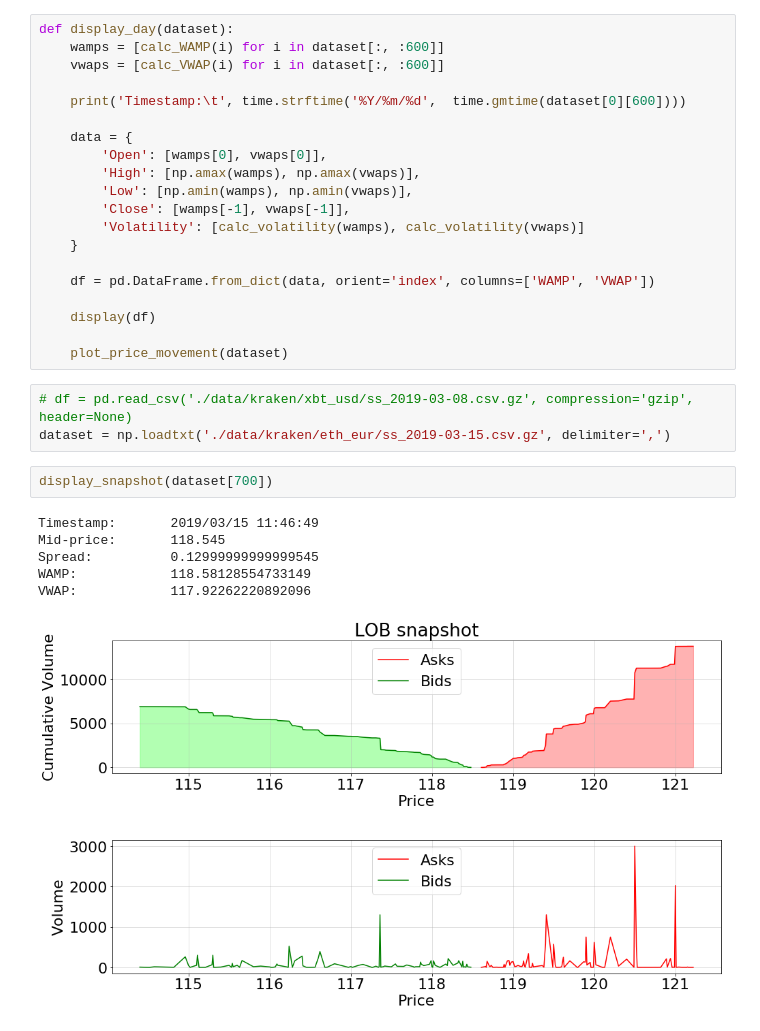
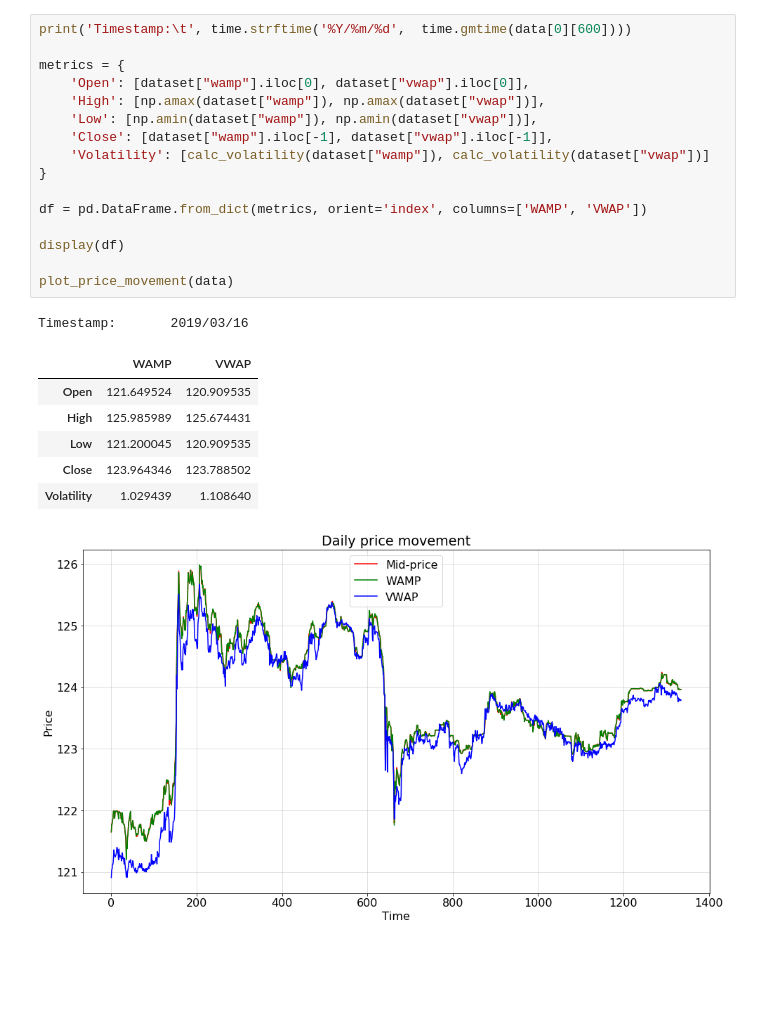
Before and after one commit to tornermarton/SemesterProject, a Jupyter notebook: datavisualization.ipynb, the cells around one changed output. Saved outputs shown, nothing was run; the diff lists cells and outputs as text; blank space fills up the shorter version.

```diff
--- a/datavisualization.ipynb
+++ b/datavisualization.ipynb
@@ -48,32 +113,25 @@ def display_snapshot(snapshot):
 # %%
-def display_day(dataset):
-    wamps = [calc_WAMP(i) for i in dataset[:, :600]]
-    vwaps = [calc_VWAP(i) for i in dataset[:, :600]]
+print('Timestamp:\t', time.strftime('%Y/%m/%d',  time.gmtime(data[0][600])))
 
-    print('Timestamp:\t', time.strftime('%Y/%m/%d',  time.gmtime(dataset[0][600])))
+metrics = {
+    'Open': [dataset["wamp"].iloc[0], dataset["vwap"].iloc[0]],
+    'High': [np.amax(dataset["wamp"]), np.amax(dataset["vwap"])],
+    'Low': [np.amin(dataset["wamp"]), np.amin(dataset["vwap"])],
+    'Close': [dataset["wamp"].iloc[-1], dataset["vwap"].iloc[-1]],
+    'Volatility': [calc_volatility(dataset["wamp"]), calc_volatility(dataset["vwap"])]
+}
 
-    data = {
-        'Open': [wamps[0], vwaps[0]],
-        'High': [np.amax(wamps), np.amax(vwaps)],
-        'Low': [np.amin(wamps), np.amin(vwaps)],
-        'Close': [wamps[-1], vwaps[-1]],
-        'Volatility': [calc_volatility(wamps), calc_volatility(vwaps)]
-    }
+df = pd.DataFrame.from_dict(metrics, orient='index', columns=['WAMP', 'VWAP'])
 
-    df = pd.DataFrame.from_dict(data, orient='index', columns=['WAMP', 'VWAP'])
+display(df)
 
-    display(df)
-
-    plot_price_movement(dataset)
+plot_price_movement(data)
+# %% [output]
+Timestamp:       2019/03/16
+|  | WAMP | VWAP |
+| Open | 121.649524 | 120.909535 |
+| High | 125.985989 | 125.674431 |
+| Low | 121.200045 | 120.909535 |
+| Close | 123.964346 | 123.788502 |
+| Volatility | 1.029439 | 1.108640 |
+[figure, added]
-# %%
-# df = pd.read_csv('./data/kraken/xbt_usd/ss_2019-03-08.csv.gz', compression='gzip', header=None)
-dataset = np.loadtxt('./data/kraken/eth_eur/ss_2019-03-15.csv.gz', delimiter=',')
-# %%
-display_snapshot(dataset[700])
-# %% [output]
-Timestamp:       2019/03/15 11:46:49
-Mid-price:       118.545
-Spread:          0.12999999999999545
-WAMP:            118.58128554733149
-VWAP:            117.92262220892096
-[figure, removed]
```
Also changed, not shown: parts of 12 cells of this notebook, 1 other file.
